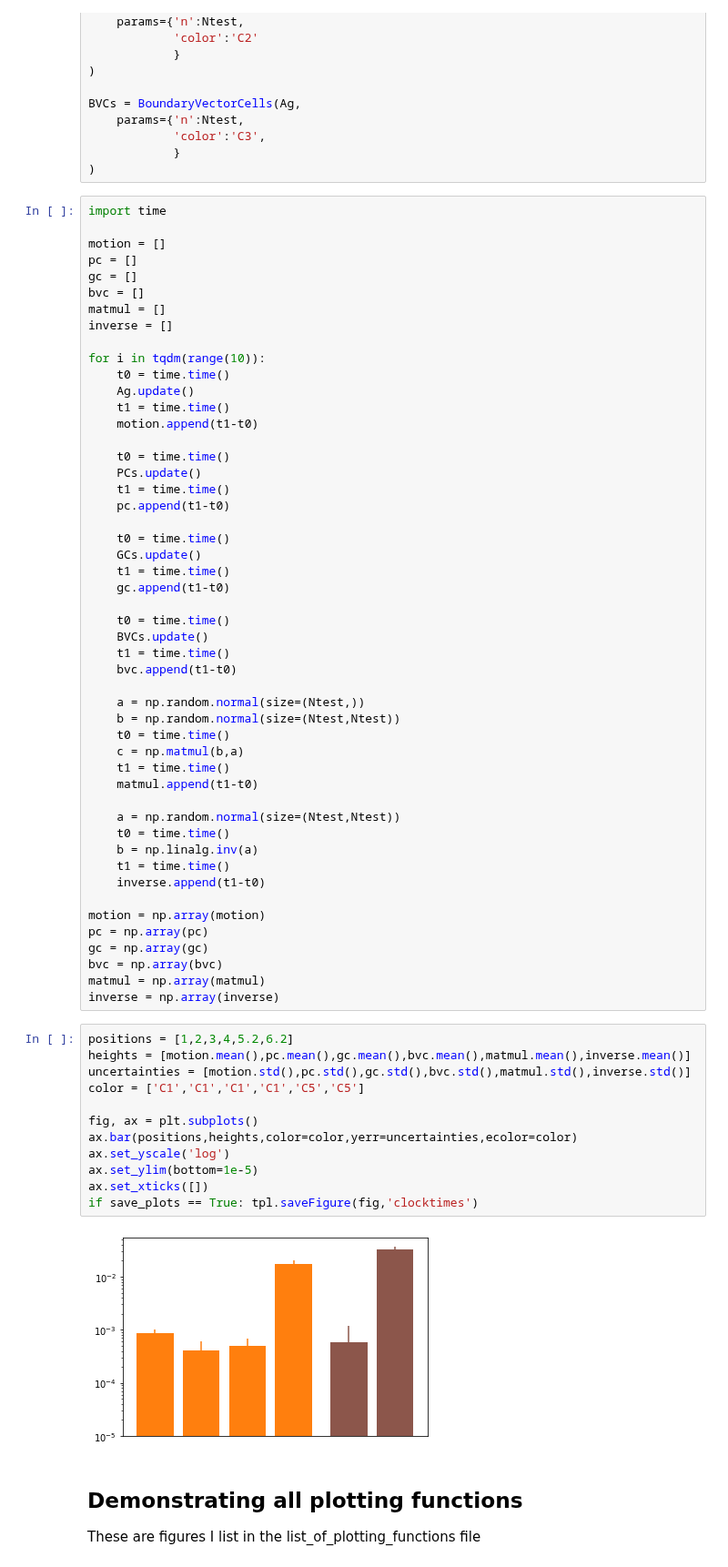
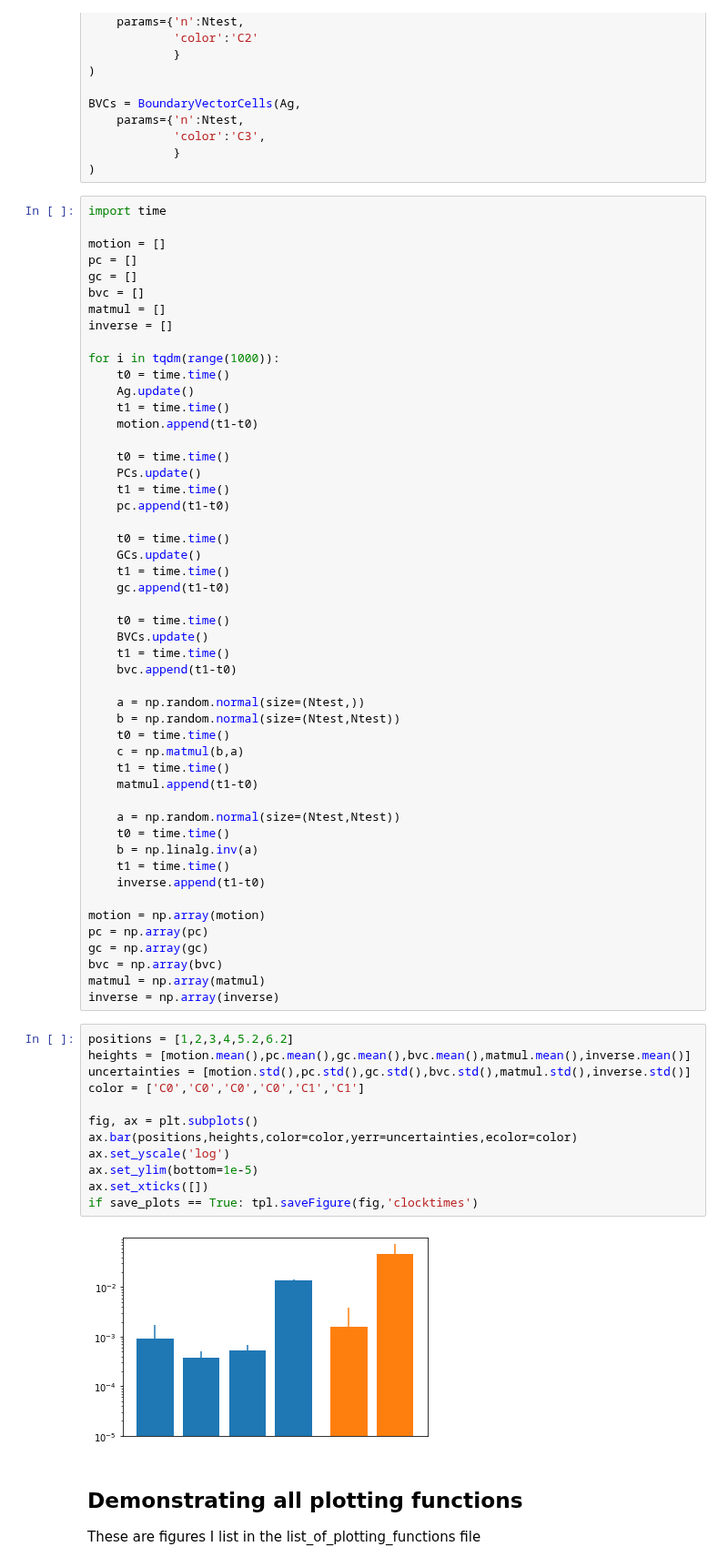
Before and after one commit to RatInABox-Lab/RatInABox, a Jupyter notebook: demos/paper_figures.ipynb, the cells around one changed output. Shown at 91% size. Drawn from its saved outputs; the diff is of its cells as text.

```diff
--- a/demos/paper_figures.ipynb
+++ b/demos/paper_figures.ipynb
@@ -496,7 +496,7 @@ bvc = []
 matmul = []
 inverse = []
 
-for i in tqdm(range(10)):
+for i in tqdm(range(1000)):
     t0 = time.time()
     Ag.update()
     t1 = time.time()
@@ -539,17 +539,17 @@ inverse = np.array(inverse)
 # %%
 positions = [1,2,3,4,5.2,6.2]
 heights = [motion.mean(),pc.mean(),gc.mean(),bvc.mean(),matmul.mean(),inverse.mean()]
 uncertainties = [motion.std(),pc.std(),gc.std(),bvc.std(),matmul.std(),inverse.std()]
-color = ['C1','C1','C1','C1','C5','C5']
+color = ['C0','C0','C0','C0','C1','C1']
 
 fig, ax = plt.subplots()
 ax.bar(positions,heights,color=color,yerr=uncertainties,ecolor=color)
 ax.set_yscale('log')
 ax.set_ylim(bottom=1e-5)
 ax.set_xticks([])
 if save_plots == True: tpl.saveFigure(fig,'clocktimes')
 # %% [output]
-[figure, old version]
+[figure, new version]
 # %% [markdown]
 ## Demonstrating all plotting functions
 These are figures I list in the list_of_plotting_functions file
```
Also changed, not shown: parts of 9 cells of this notebook, 10 other files.
